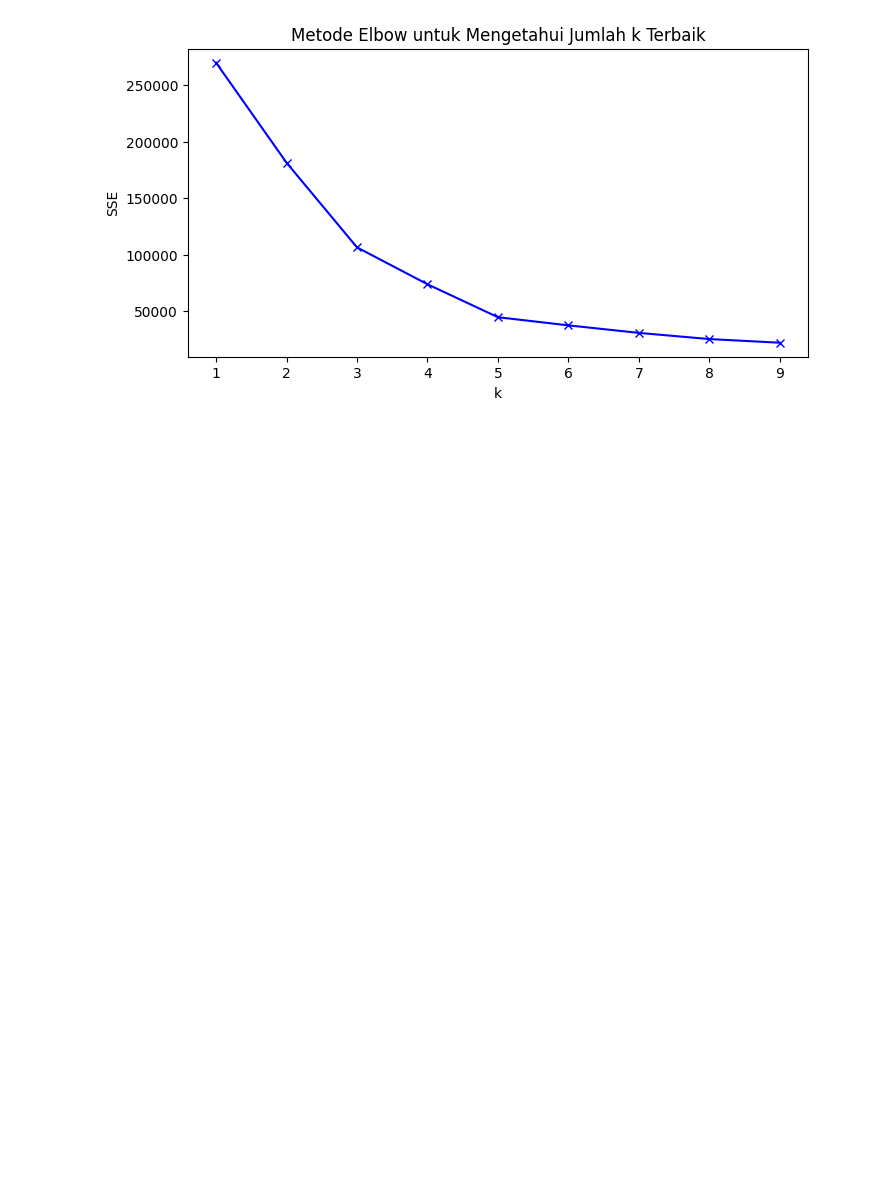
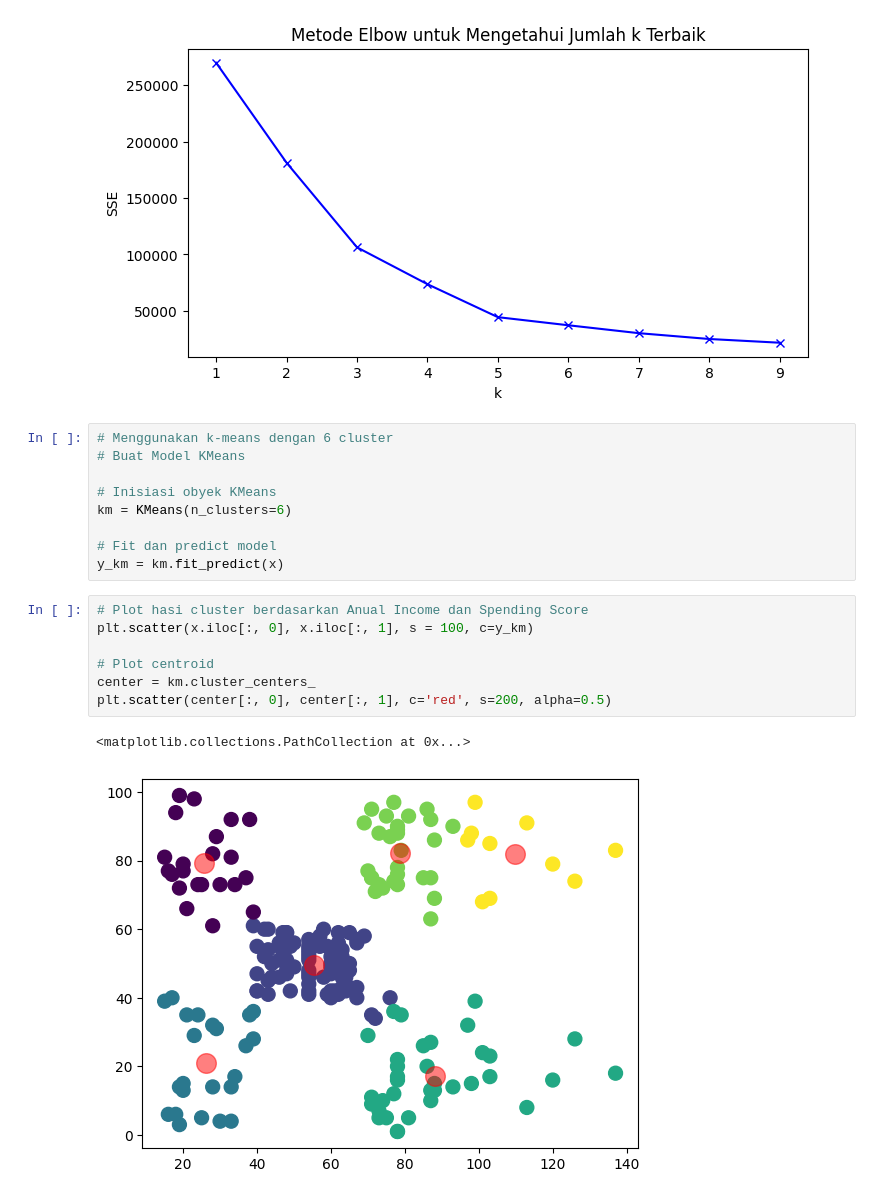
Before and after one commit to dewanggaptr/learn-machine-learning, a Jupyter notebook: k-means/js12_03_tugas.ipynb, the cells around one changed output. Drawn from its saved outputs; the diff is of its cells as text; blank space fills up the shorter version.

Commit message:
update tugas kmeans

```diff
--- a/k-means/js12_03_tugas.ipynb
+++ b/k-means/js12_03_tugas.ipynb
@@ -97,3 +97,22 @@ plt.title("Metode Elbow untuk Mengetahui Jumlah k Terbaik")
 plt.show()
 # %% [output]
 [figure]
+# %%
+# Menggunakan k-means dengan 6 cluster
+# Buat Model KMeans
+
+# Inisiasi obyek KMeans
+km = KMeans(n_clusters=6)
+
+# Fit dan predict model
+y_km = km.fit_predict(x)
+# %%
+# Plot hasi cluster berdasarkan Anual Income dan Spending Score
+plt.scatter(x.iloc[:, 0], x.iloc[:, 1], s = 100, c=y_km)
+
+# Plot centroid
+center = km.cluster_centers_
+plt.scatter(center[:, 0], center[:, 1], c='red', s=200, alpha=0.5)
+# %% [output]
+<matplotlib.collections.PathCollection at 0x...>
+[figure, added]
```
Also changed, not shown: parts of 2 cells of this notebook.
